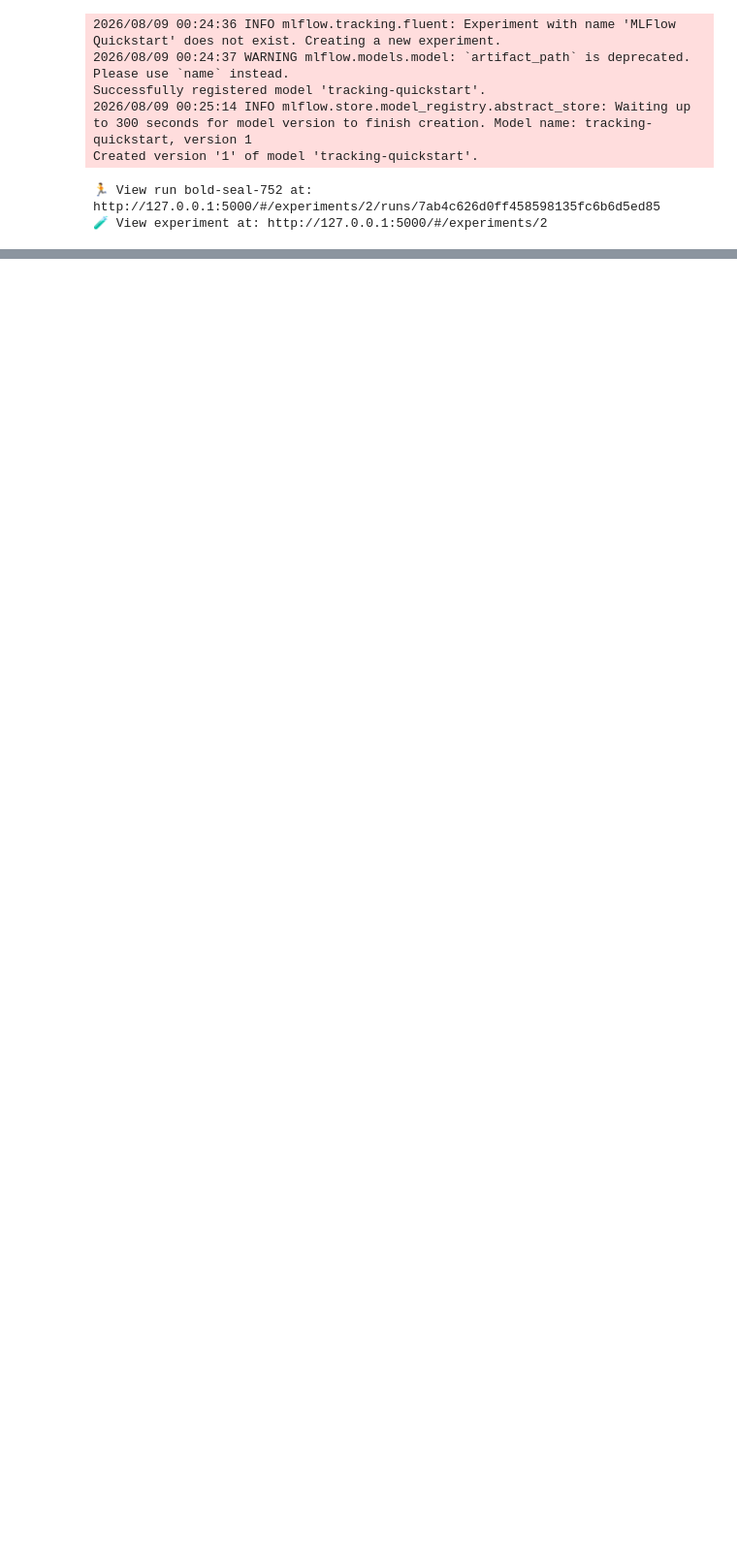
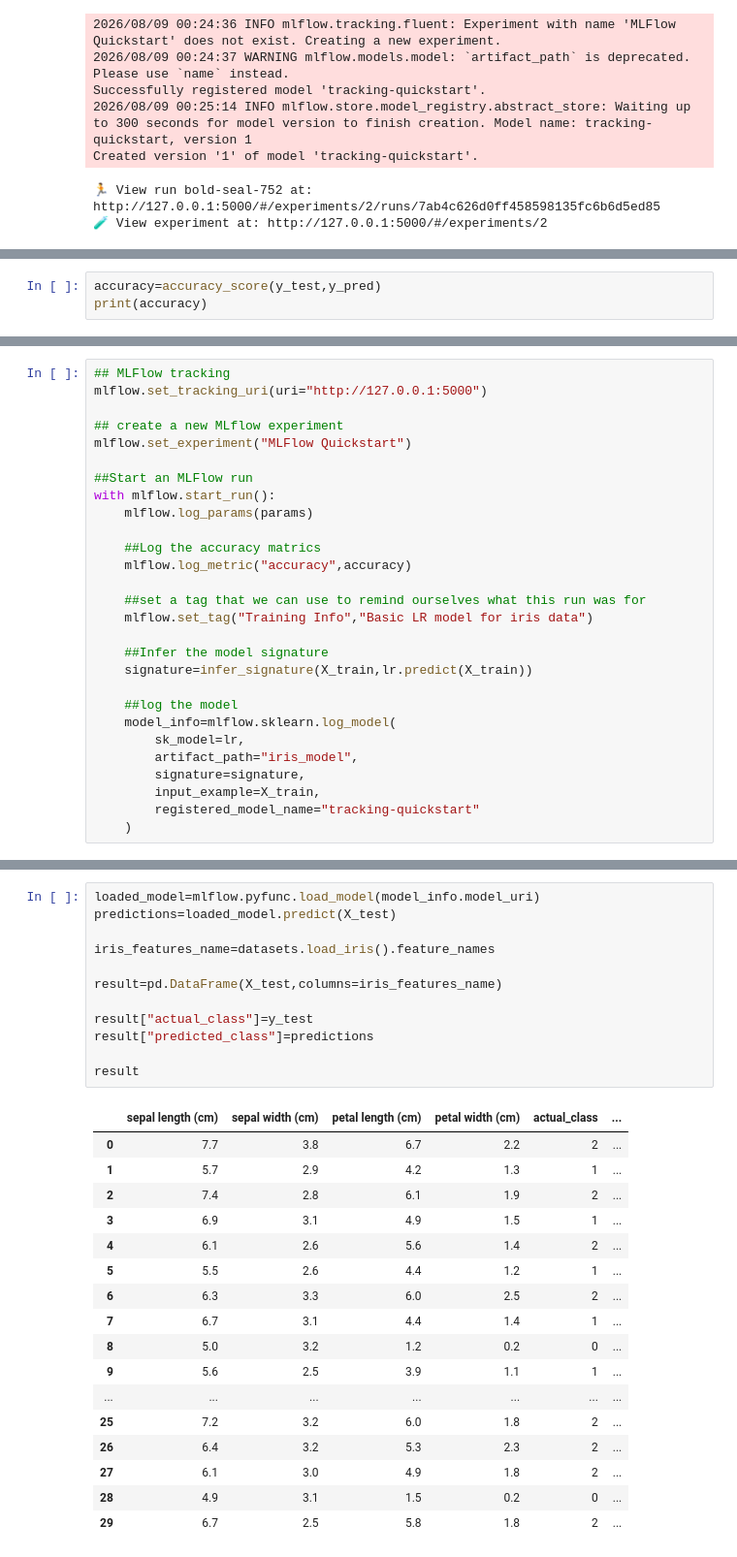
Before and after one commit to AluguriSrivalli/MLProject, a Jupyter notebook: gettingstarted.ipynb, the cells around one changed output, grey strips where cells are left out. Shown at 97% size. Drawn from its saved outputs; the diff is of its cells as text; blank space fills up the shorter version.

```diff
--- a/gettingstarted.ipynb
+++ b/gettingstarted.ipynb
@@ -95,0 +120,3 @@ Created version '1' of model 'tracking-quickstart'.
+# %%
+accuracy=accuracy_score(y_test,y_pred)
+print(accuracy)
@@ -95,0 +125,28 @@ Created version '1' of model 'tracking-quickstart'.
+# %%
+## MLFlow tracking
+mlflow.set_tracking_uri(uri="http://127.0.0.1:5000")
+
+## create a new MLflow experiment
+mlflow.set_experiment("MLFlow Quickstart")
+
+##Start an MLFlow run
+with mlflow.start_run():
+    mlflow.log_params(params)
+
+    ##Log the accuracy matrics
+    mlflow.log_metric("accuracy",accuracy)
+
+    ##set a tag that we can use to remind ourselves what this run was for
+    mlflow.set_tag("Training Info","Basic LR model for iris data")
+
+    ##Infer the model signature
+    signature=infer_signature(X_train,lr.predict(X_train))
+
+    ##log the model
+    model_info=mlflow.sklearn.log_model(
+        sk_model=lr,
+        artifact_path="iris_model",
+        signature=signature,
+        input_example=X_train,
+        registered_model_name="tracking-quickstart"
+    )
@@ -95,0 +909,30 @@ Created version '1' of model 'tracking-quickstart'.
+# %%
+loaded_model=mlflow.pyfunc.load_model(model_info.model_uri)
+predictions=loaded_model.predict(X_test)
+
+iris_features_name=datasets.load_iris().feature_names
+
+result=pd.DataFrame(X_test,columns=iris_features_name)
+
+result["actual_class"]=y_test
+result["predicted_class"]=predictions
+
+result
+# %% [output]
+|  | sepal length (cm) | sepal width (cm) | petal length (cm) | petal width (cm) | actual_class | ... |
+| 0 | 7.7 | 3.8 | 6.7 | 2.2 | 2 | ... |
+| 1 | 5.7 | 2.9 | 4.2 | 1.3 | 1 | ... |
+| 2 | 7.4 | 2.8 | 6.1 | 1.9 | 2 | ... |
+| 3 | 6.9 | 3.1 | 4.9 | 1.5 | 1 | ... |
+| 4 | 6.1 | 2.6 | 5.6 | 1.4 | 2 | ... |
+| 5 | 5.5 | 2.6 | 4.4 | 1.2 | 1 | ... |
+| 6 | 6.3 | 3.3 | 6.0 | 2.5 | 2 | ... |
+| 7 | 6.7 | 3.1 | 4.4 | 1.4 | 1 | ... |
+| 8 | 5.0 | 3.2 | 1.2 | 0.2 | 0 | ... |
+| 9 | 5.6 | 2.5 | 3.9 | 1.1 | 1 | ... |
+| ... | ... | ... | ... | ... | ... | ... |
+| 25 | 7.2 | 3.2 | 6.0 | 1.8 | 2 | ... |
+| 26 | 6.4 | 3.2 | 5.3 | 2.3 | 2 | ... |
+| 27 | 6.1 | 3.0 | 4.9 | 1.8 | 2 | ... |
+| 28 | 4.9 | 3.1 | 1.5 | 0.2 | 0 | ... |
+| 29 | 6.7 | 2.5 | 5.8 | 1.8 | 2 | ... |
```
Also changed, not shown: parts of 13 cells of this notebook.
